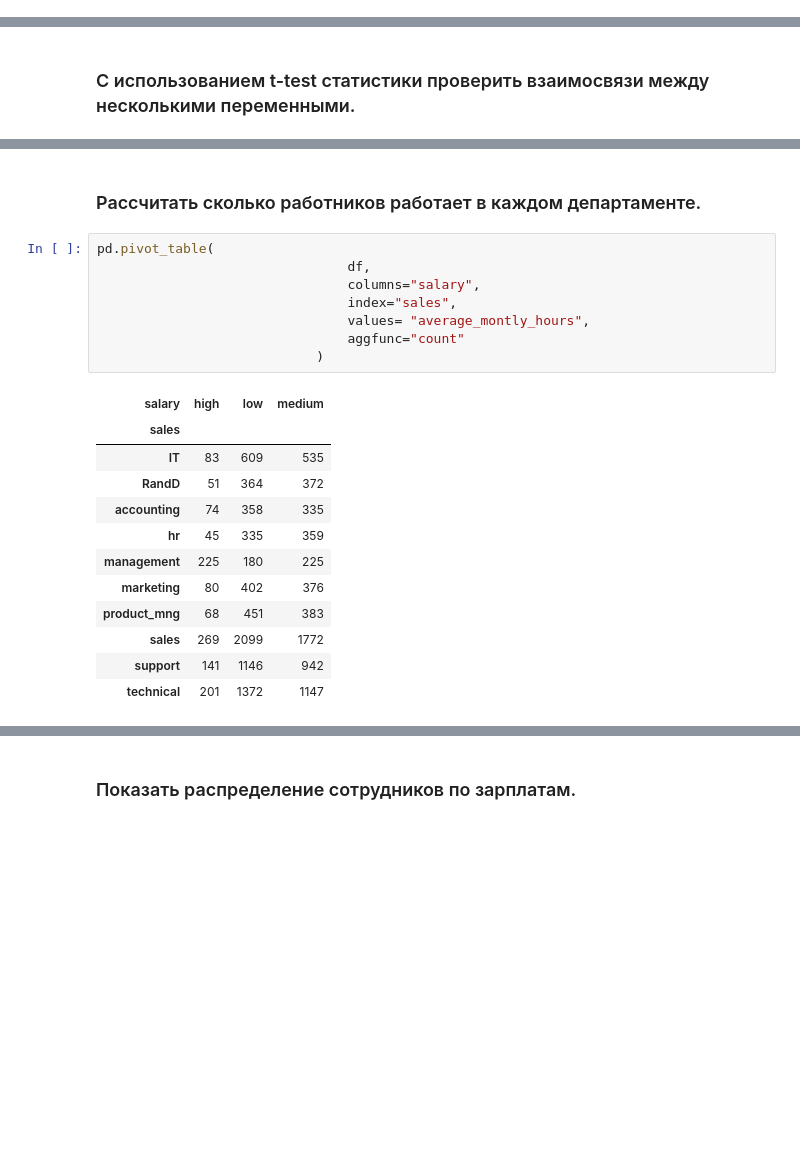
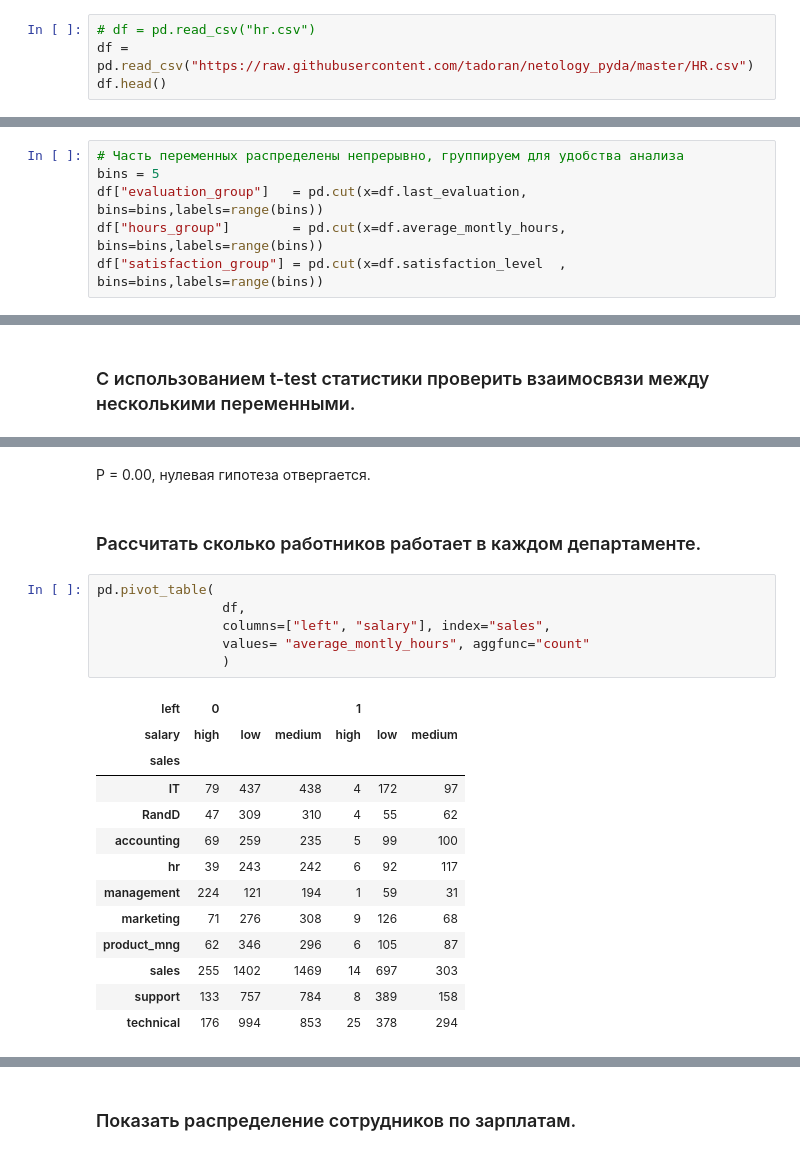
Before and after one commit to tadoran/netology_pyda, a Jupyter notebook: Diplom.ipynb, the cells around one changed output, grey strips where cells are left out. Cells and saved outputs as stored; diff of their text form; blank space fills up the shorter version.

```diff
--- a/Diplom.ipynb
+++ b/Diplom.ipynb
@@ -22,0 +15,4 @@ df.head()
+# %%
+# df = pd.read_csv("hr.csv")
+df = pd.read_csv("https://raw.githubusercontent.com/tadoran/netology_pyda/master/HR.csv")
+df.head()
@@ -156,0 +112,6 @@ satisfaction_salary
+# %%
+# Часть переменных распределены непрерывно, группируем для удобства анализа
+bins = 5
+df["evaluation_group"]   = pd.cut(x=df.last_evaluation,      bins=bins,labels=range(bins))
+df["hours_group"]        = pd.cut(x=df.average_montly_hours, bins=bins,labels=range(bins))
+df["satisfaction_group"] = pd.cut(x=df.satisfaction_level  , bins=bins,labels=range(bins))
@@ -217,24 +212,25 @@ plt.tight_layout()
+# %% [markdown]
+Р = 0.00, нулевая гипотеза отвергается.
 # %% [markdown]
 ### Рассчитать сколько работников работает в каждом департаменте.
 # %%
 pd.pivot_table(
-                                df,
-                                columns="salary",
-                                index="sales",
-                                values= "average_montly_hours",
-                                aggfunc="count"
-                            )
+                df,
+                columns=["left", "salary"], index="sales",
+                values= "average_montly_hours", aggfunc="count"
+                )
 # %% [output]
-| salary | high | low | medium |
-| sales |  |  |  |
-| IT | 83 | 609 | 535 |
-| RandD | 51 | 364 | 372 |
-| accounting | 74 | 358 | 335 |
-| hr | 45 | 335 | 359 |
-| management | 225 | 180 | 225 |
-| marketing | 80 | 402 | 376 |
-| product_mng | 68 | 451 | 383 |
-| sales | 269 | 2099 | 1772 |
-| support | 141 | 1146 | 942 |
-| technical | 201 | 1372 | 1147 |
+| left | 0 |  |  | 1 |  |  |
+| salary | high | low | medium | high | low | medium |
+| sales |  |  |  |  |  |  |
+| IT | 79 | 437 | 438 | 4 | 172 | 97 |
+| RandD | 47 | 309 | 310 | 4 | 55 | 62 |
+| accounting | 69 | 259 | 235 | 5 | 99 | 100 |
+| hr | 39 | 243 | 242 | 6 | 92 | 117 |
+| management | 224 | 121 | 194 | 1 | 59 | 31 |
+| marketing | 71 | 276 | 308 | 9 | 126 | 68 |
+| product_mng | 62 | 346 | 296 | 6 | 105 | 87 |
+| sales | 255 | 1402 | 1469 | 14 | 697 | 303 |
+| support | 133 | 757 | 784 | 8 | 389 | 158 |
+| technical | 176 | 994 | 853 | 25 | 378 | 294 |
 # %%
```
Also changed, not shown: parts of 63 cells of this notebook.
